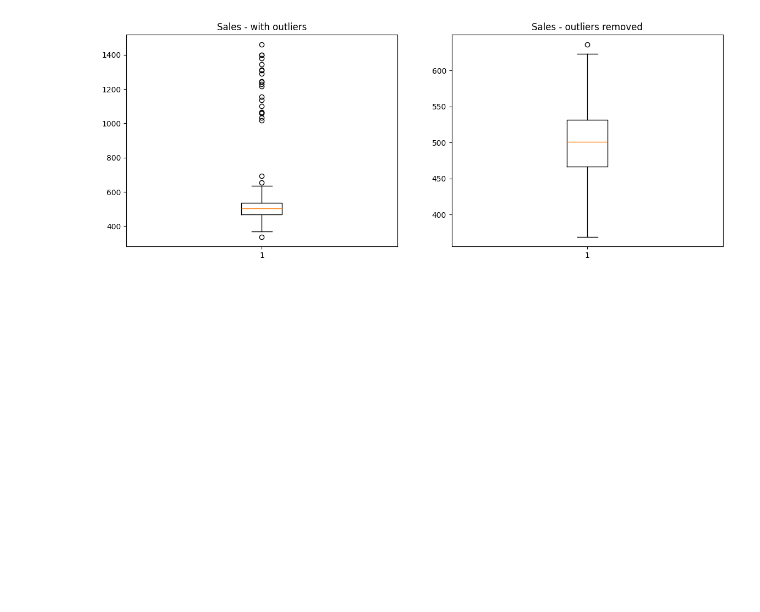
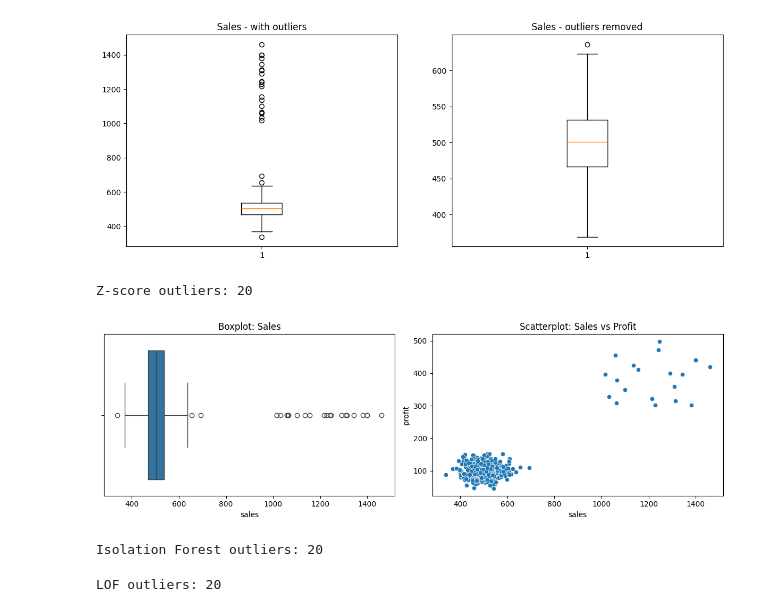
Before and after one commit to HMurawski/dump, a Jupyter notebook: dump_learning/cb/statistics/outliers_detection.ipynb, the cells around one changed output. Saved outputs shown, nothing was run; the diff lists cells and outputs as text; code cells hidden in the pictures; blank space fills up the shorter version.

Commit message:
outliers detection methods cd

```diff
--- a/dump_learning/cb/statistics/outliers_detection.ipynb
+++ b/dump_learning/cb/statistics/outliers_detection.ipynb
@@ -86,3 +86,54 @@ plt.title('Sales - outliers removed')
 plt.show()
 # %% [output]
 [figure]
+# %%
+from scipy import stats
+
+
+z_scores = np.abs(stats.zscore(df[['sales', 'profit']]))
+
+# 3 (czyli > 3 SD od średniej)
+outliers_z = df[(z_scores > 3).any(axis=1)]
+
+print("Z-score outliers:", outliers_z.shape[0])
+# %% [output]
+Z-score outliers: 20
+# %%
+import seaborn as sns
+plt.figure(figsize=(12, 4))
+
+# Boxplot dla sales
+plt.subplot(1, 2, 1)
+sns.boxplot(x=df['sales'])
+plt.title("Boxplot: Sales")
+
+# Scatterplot profit vs sales
+plt.subplot(1, 2, 2)
+sns.scatterplot(data=df, x='sales', y='profit')
+plt.title("Scatterplot: Sales vs Profit")
+
+plt.tight_layout()
+plt.show()
+# %% [output]
+[figure, added]
+# %%
+from sklearn.ensemble import IsolationForest
+
+iso = IsolationForest(contamination=0.04, random_state=42)  # zakładamy 4% outlierów
+df['anomaly_iforest'] = iso.fit_predict(df[['sales', 'profit']])
+
+# outlier = -1
+outliers_iforest = df[df['anomaly_iforest'] == -1]
+print("Isolation Forest outliers:", outliers_iforest.shape[0])
+# %% [output]
+Isolation Forest outliers: 20
+# %%
+from sklearn.neighbors import LocalOutlierFactor
+
+lof = LocalOutlierFactor(n_neighbors=20, contamination=0.04)
+df['anomaly_lof'] = lof.fit_predict(df[['sales', 'profit']])
+
+outliers_lof = df[df['anomaly_lof'] == -1]
+print("LOF outliers:", outliers_lof.shape[0])
+# %% [output]
+LOF outliers: 20
```
